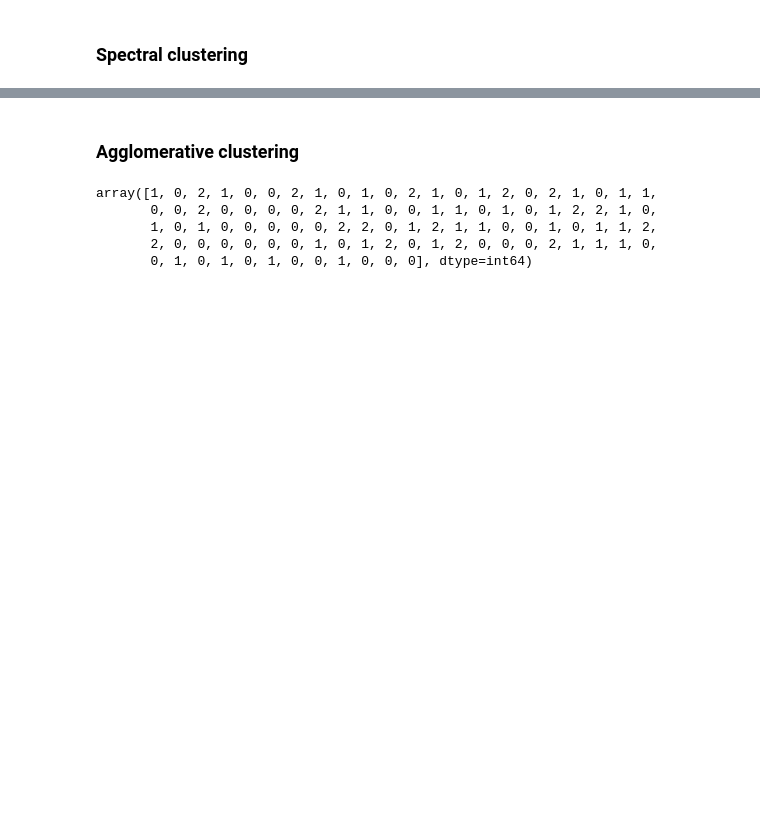
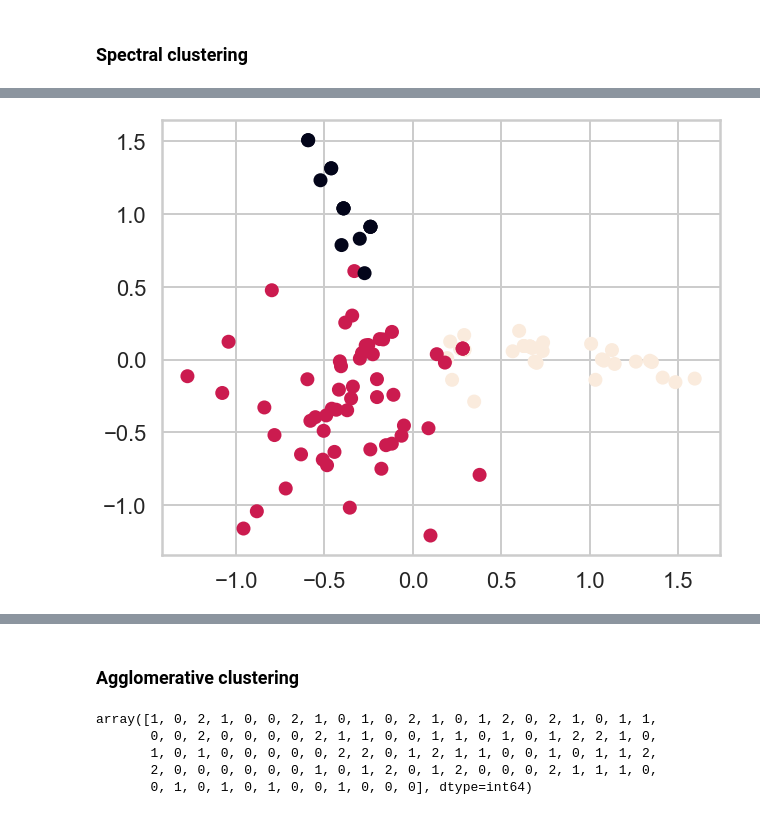
Before and after one commit to jduran3/Springboard, a Jupyter notebook: Clustering Case Study/Clustering Case Study - Customer Segmentation with K-Means - Tier 3.ipynb, the cells around one changed output, grey strips where cells are left out. Cells and saved outputs as stored; diff of their text form; code cells hidden in the pictures; blank space fills up the shorter version.

```diff
--- a/Clustering Case Study/Clustering Case Study - Customer Segmentation with K-Means - Tier 3.ipynb
+++ b/Clustering Case Study/Clustering Case Study - Customer Segmentation with K-Means - Tier 3.ipynb
@@ -667,0 +662,5 @@ sns.countplot(x=SC.labels_);
+# %%
+plt.figure(figsize=(10,8))
+plt.scatter(pca_df.x, pca_df.y, c=SC.labels_);
+# %% [output]
+[figure, added]
```
Also changed, not shown: parts of 25 cells of this notebook.
